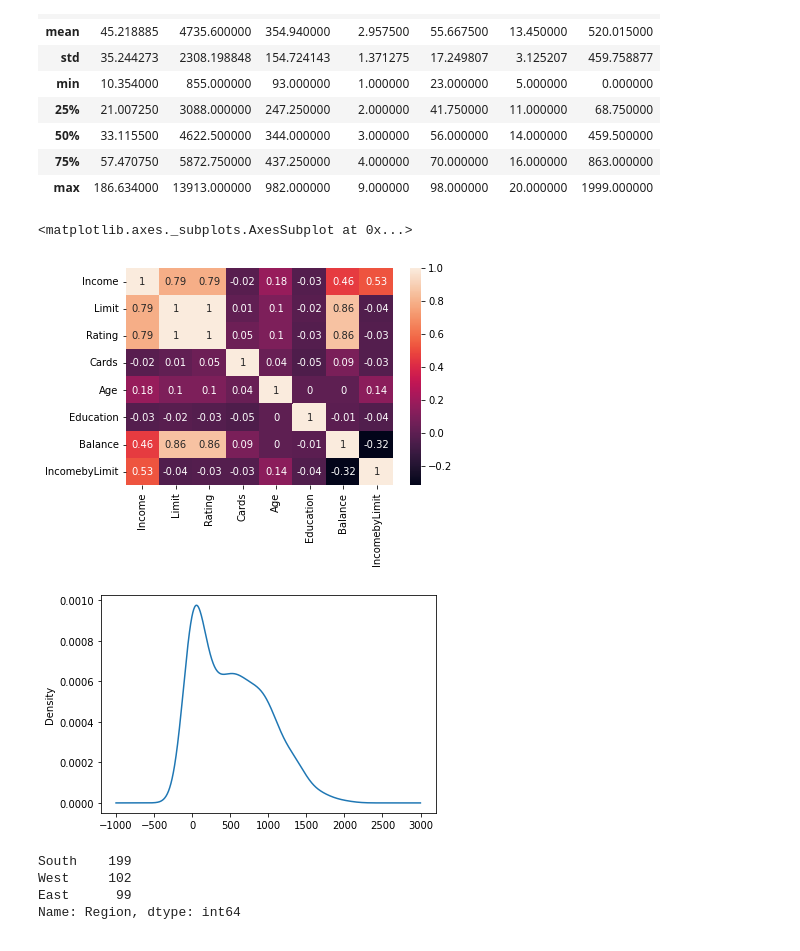
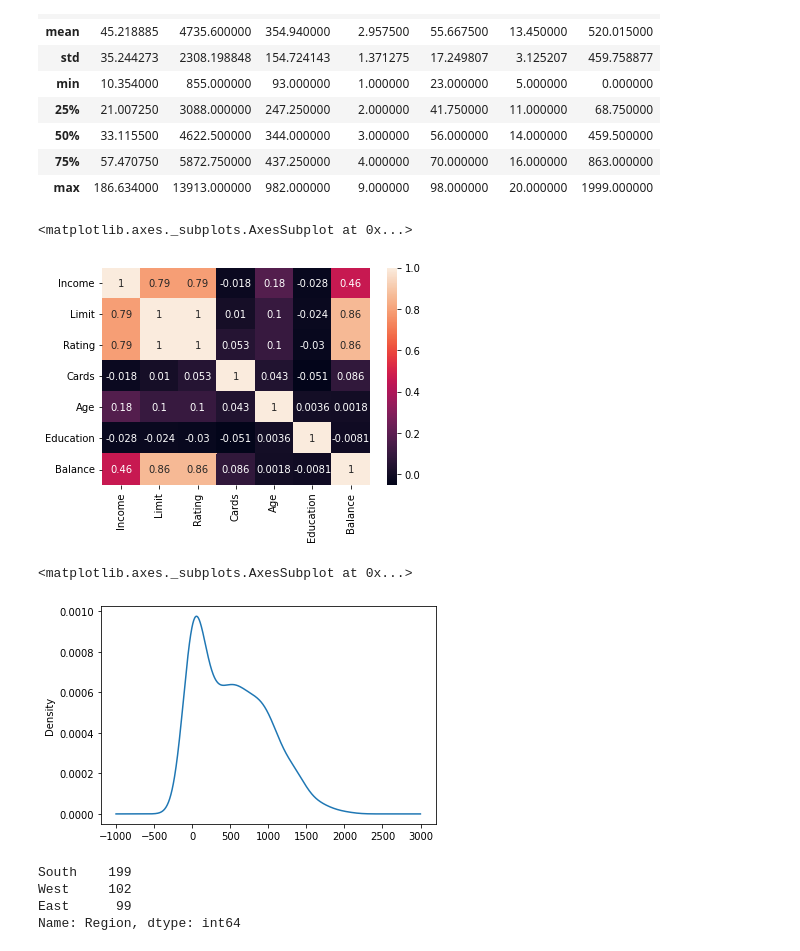
Before and after one commit to taranakasamanli/DataScience, a Jupyter notebook: Homework2.ipynb, the cells around one changed output. Drawn from its saved outputs; the diff is of its cells as text; code cells hidden in the pictures.

```diff
--- a/Homework2.ipynb
+++ b/Homework2.ipynb
@@ -57,12 +57,15 @@ df.describe()
 # %%
 #Q5-Use seasoborns heat map to generate following heatmap
 # annot = True to print the correlation inside the square
+sns.heatmap(df.corr(),annot=True)
 # %% [output]
 <matplotlib.axes._subplots.AxesSubplot at 0x...>
-[figure, old version]
+[figure, new version]
 # %%
 #Q6-Plot the density distribution of Balance
+df['Balance'].plot(kind='density')
 # %% [output]
+<matplotlib.axes._subplots.AxesSubplot at 0x...>
 [figure]
 # %%
 #Q7-Count the frequency values of each Region
```
